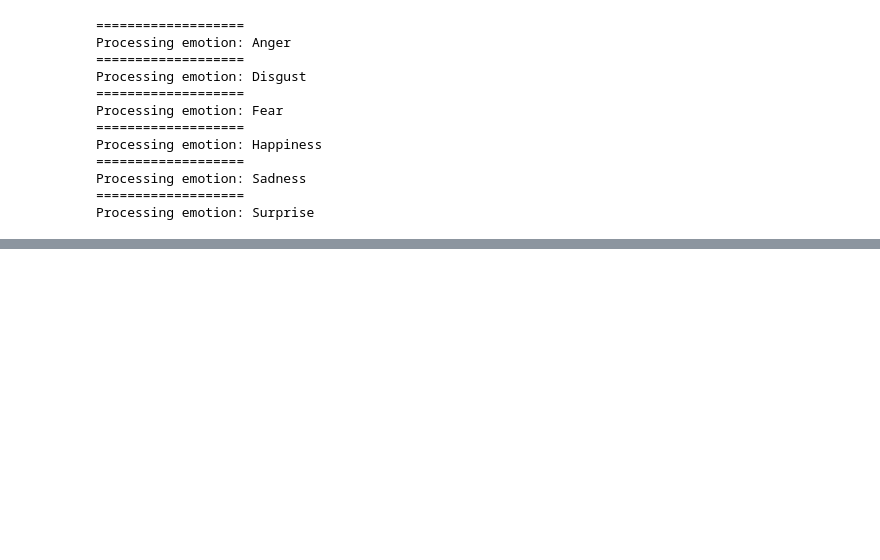
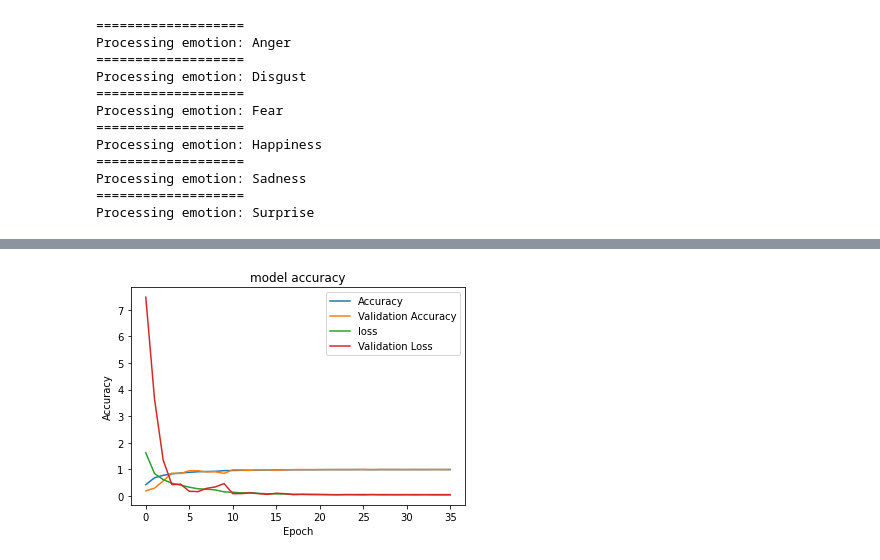
Before and after one commit to krisztianbenda/emotion_detection, a Jupyter notebook: neural-net.ipynb, the cells around one changed output, grey strips where cells are left out. Drawn from its saved outputs; the diff is of its cells as text; code cells hidden in the pictures; blank space fills up the shorter version.

```diff
--- a/neural-net.ipynb
+++ b/neural-net.ipynb
@@ -50,2 +50,2 @@ data.shape
-# %%
-X_train, X_test, y_train, y_test = train_test_split(data, y, test_size=0.2, random_state=12)
+# %%
+selectByPhotos = False
@@ -51,0 +145,10 @@ X_train, X_test, y_train, y_test = train_test_split(data, y, test_size=0.2, rand
+# %%
+checkpoint = ModelCheckpoint("./custom-acc0.9858-val0.9891-30.h5",
+                             monitor='val_accuracy', verbose=1, save_best_only=True,
+                             save_weights_only=False, mode='auto', save_freq='epoch')
+early = EarlyStopping(monitor='val_accuracy', min_delta=0, patience=20, verbose=1, mode='auto')
+lr_reduce = ReduceLROnPlateau(monitor='val_loss',factor=0.5, patience=2, verbose=1, mode='auto')
+
+hist = model.fit(x=X_train, y=y_train, verbose=1,batch_size=64, #steps_per_epoch=16 ,
+                           validation_data=(X_validation, y_validation),
+                           validation_steps=10, epochs=65,callbacks=[checkpoint,early,lr_reduce])
@@ -51,0 +173,12 @@ X_train, X_test, y_train, y_test = train_test_split(data, y, test_size=0.2, rand
+# %%
+plt.plot(hist.history["accuracy"])
+plt.plot(hist.history['val_accuracy'])
+plt.plot(hist.history['loss'])
+plt.plot(hist.history['val_loss'])
+plt.title("model accuracy")
+plt.ylabel("Accuracy")
+plt.xlabel("Epoch")
+plt.legend(["Accuracy","Validation Accuracy","loss","Validation Loss"])
+plt.show()
+# %% [output]
+[figure, added]
```
Also changed, not shown: parts of 14 cells of this notebook, 3 other files.
